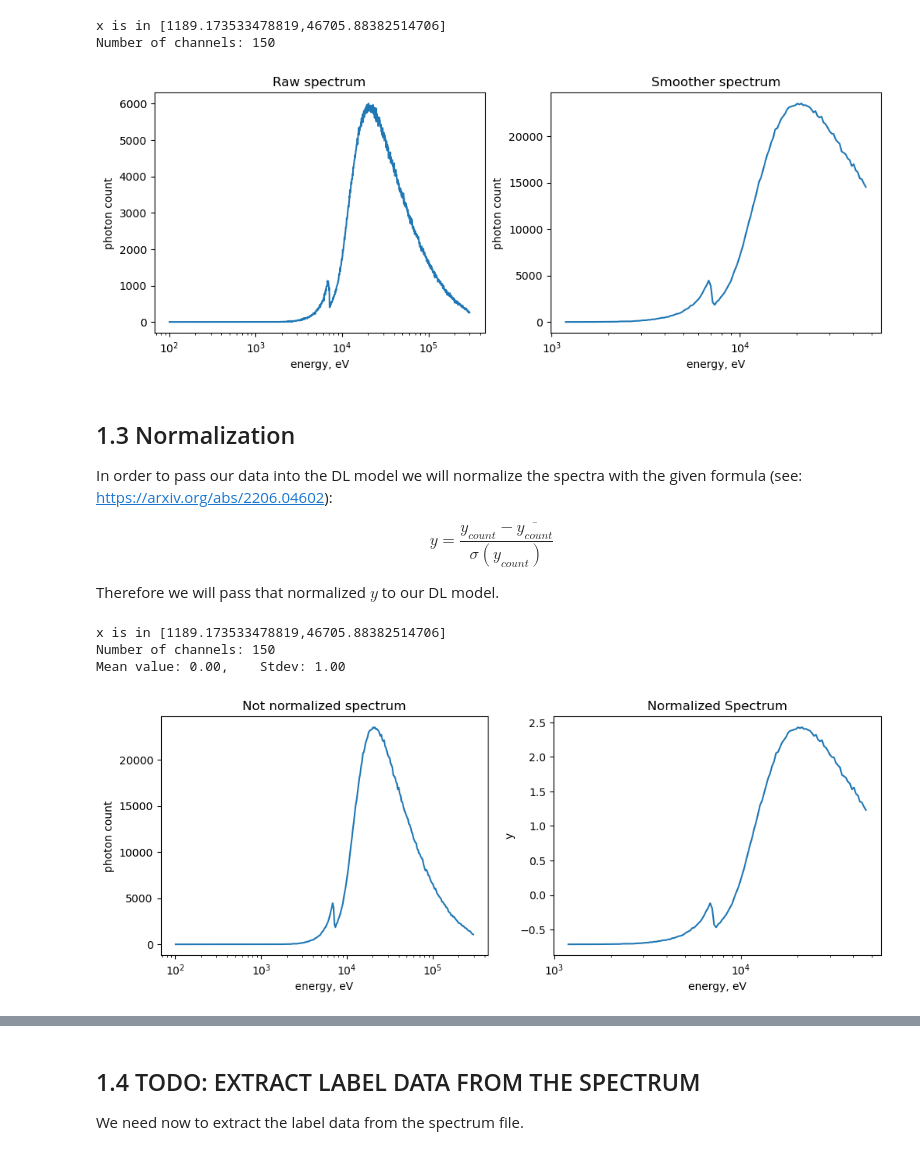
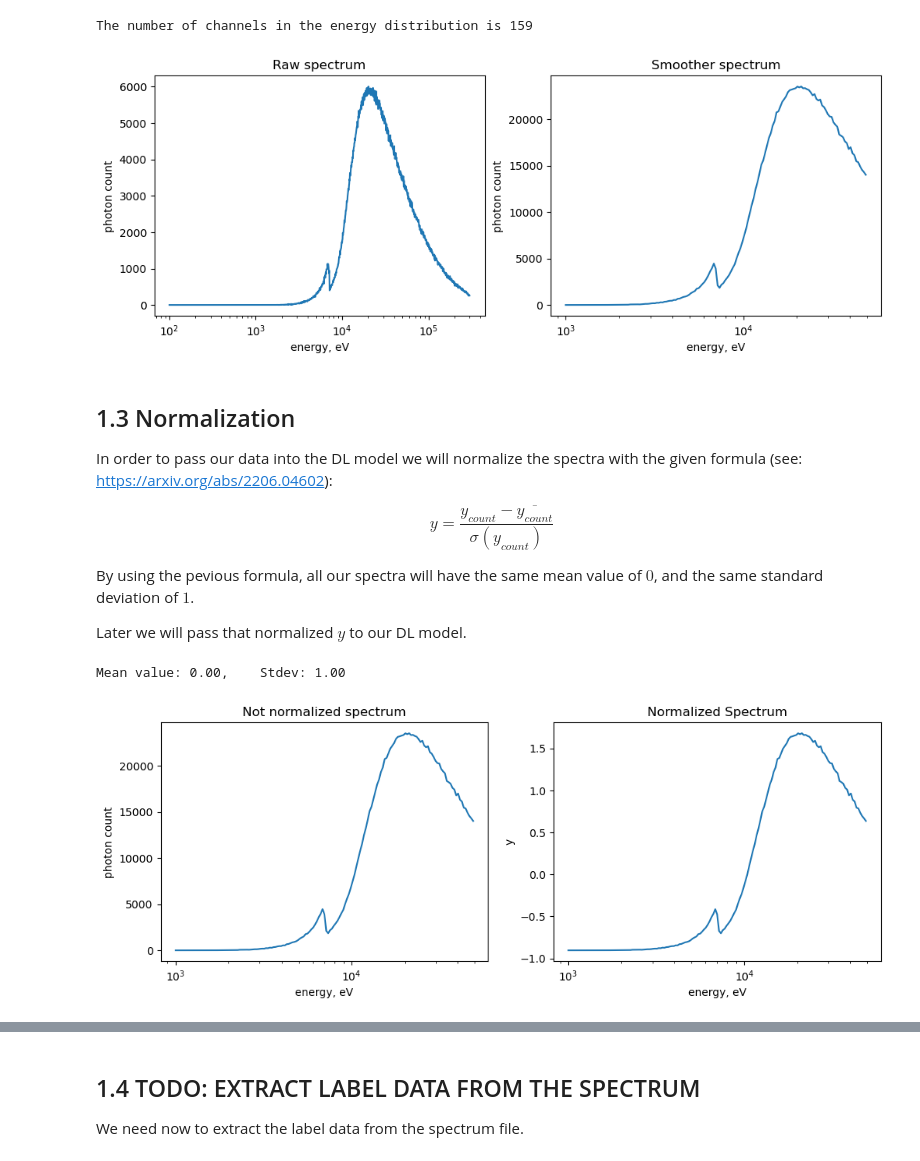
Before and after one commit to melazzini/agn_deeplearning, a Jupyter notebook: main.ipynb, the cells around one changed output, grey strips where cells are left out. Drawn from its saved outputs; the diff is of its cells as text; code cells hidden in the pictures.

Commit message:
added the prepare_spectrum() function

```diff
--- a/main.ipynb
+++ b/main.ipynb
@@ -26,14 +26,17 @@ Our spectra are given in the energy range $\left[100,300k\right]$ eV. But we are
 # %%
 from one_time_utilities import *
 
-x, y, _ = x_y_z(path=".dummydata/224_-1_1xfe_6070_51_8.9e+20_1.1e+26_33_CONTINUUM_NONE.spectrum")
-x_smooth,y_smooth = reduce_energy_bins_number(x,y,times_=2)
+x_raw, y_raw, _ = x_y_z(path=".dummydata/224_-1_1xfe_6070_51_8.9e+20_1.1e+26_33_CONTINUUM_NONE.spectrum")
 
-plot_pair_spectra(x,y,x_smooth,y_smooth,title_left="Raw spectrum",title_right="Smoother spectrum")
+x_smooth,y_smooth = reduce_energy_bins_number(x_raw,y_raw,times_=2)
+x_clipped, y_clipped = clip_spectrum(x_smooth,y_smooth,energy_left=1e3,energy_right=50e3)
+
+plot_pair_spectra(x_raw,y_raw,x_clipped,y_clipped,title_left="Raw spectrum",title_right="Smoother spectrum")
+
+print(f"The number of channels in the energy distribution is {len(x_clipped)}")
 # %% [output]
-x is in [1189.173533478819,46705.88382514706]
-Number of channels: 150
+The number of channels in the energy distribution is 159
-[figure, old version]
+[figure, new version]
 # %% [markdown]
 ## 1.3 Normalization
 
@@ -43,19 +46,19 @@ $$
 y = \frac{y_{count} - \overline{y_{count}}}{\sigma (y_{count})}
 $$
 
-Therefore we will pass that normalized $y$ to our DL model.
+By using the pevious formula, all our spectra will have the same mean value of $0$, and the same standard deviation of $1$.
+
+Later we will pass that normalized $y$ to our DL model.
 # %%
-x_normalized, y_normalized = normalize_spectrum(x_smooth,y_smooth)
+x_normalized, y_normalized = normalize_spectrum(x_clipped,y_clipped)
 
-plot_pair_spectra(x_smooth,y_smooth,
+plot_pair_spectra(x_clipped,y_clipped,
                   x_normalized,y_normalized,
                   title_left="Not normalized spectrum",
                   title_right="Normalized Spectrum",
                   y_label_right="y")
 
 print(f"Mean value: {np.mean(y_normalized):.2f},    Stdev: {np.std(y_normalized):0.2f}")
 # %% [output]
-x is in [1189.173533478819,46705.88382514706]
-Number of channels: 150
 Mean value: 0.00,    Stdev: 1.00
-[figure, old version]
+[figure, new version]
```
Also changed, not shown: parts of 3 cells of this notebook, 2 other files.
